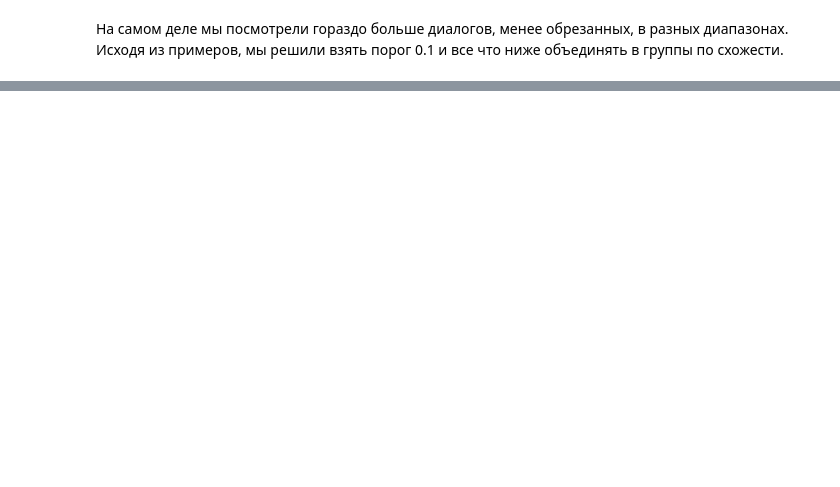
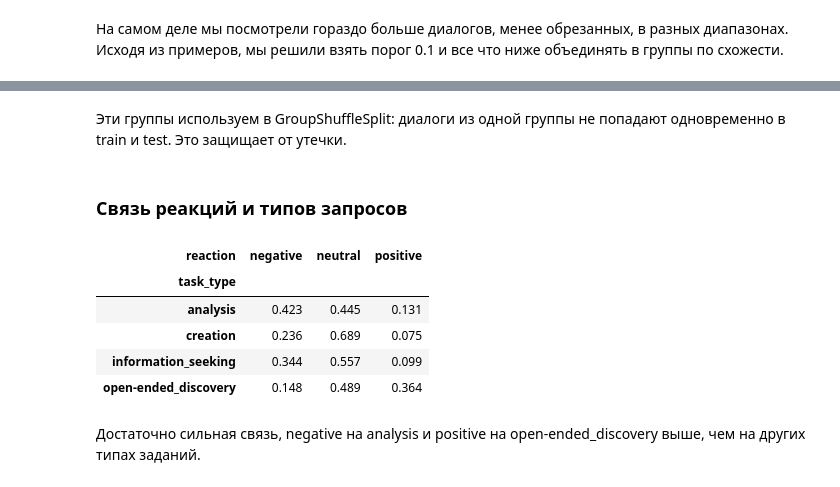
Before and after one commit to Half-Head/ML_homework, a Jupyter notebook: hw1/1_eda.ipynb, the cells around one changed output, grey strips where cells are left out. Cells and saved outputs as stored; diff of their text form; code cells hidden in the pictures; blank space fills up the shorter version.

```diff
--- a/hw1/1_eda.ipynb
+++ b/hw1/1_eda.ipynb
@@ -140,8 +142,8 @@ dialogs_df.describe(include="all").T
 | reaction | 3000 | 3 | neutral | 1774 | NaN | NaN | NaN | NaN | NaN | NaN | NaN |
 | task_type | 3000 | 4 | information_seeking | 1831 | NaN | NaN | NaN | NaN | NaN | NaN | NaN |
 # %%
-labeled = dialogs_df[dialogs_df["reaction"].notna()]
-labeled["reaction"].value_counts(normalize=True)
+labeled_reactions = dialogs_df[dialogs_df["reaction"].notna()]
+labeled_reactions["reaction"].value_counts(normalize=True)
 # %% [output]
 reaction
 neutral     0.591333
@@ -361,0 +421,16 @@ print(f"диалогов в группах >1: {sizes[sizes > 1].sum()}")
+# %% [markdown]
+Эти группы используем в GroupShuffleSplit: диалоги из одной группы не попадают одновременно в train и test. Это защищает от утечки.
+# %% [markdown]
+### Cвязь реакций и типов запросов
+# %%
+# ключевая таблица: как reaction распределён внутри каждого task_type
+pd.crosstab(labeled_reactions["task_type"], labeled_reactions["reaction"], normalize="index").round(3)
+# %% [output]
+| reaction | negative | neutral | positive |
+| task_type |  |  |  |
+| analysis | 0.423 | 0.445 | 0.131 |
+| creation | 0.236 | 0.689 | 0.075 |
+| information_seeking | 0.344 | 0.557 | 0.099 |
+| open-ended_discovery | 0.148 | 0.489 | 0.364 |
+# %% [markdown]
+Достаточно сильная связь, negative на analysis и positive на open-ended_discovery выше, чем на других типах заданий.
```
Also changed, not shown: parts of 34 cells of this notebook.
